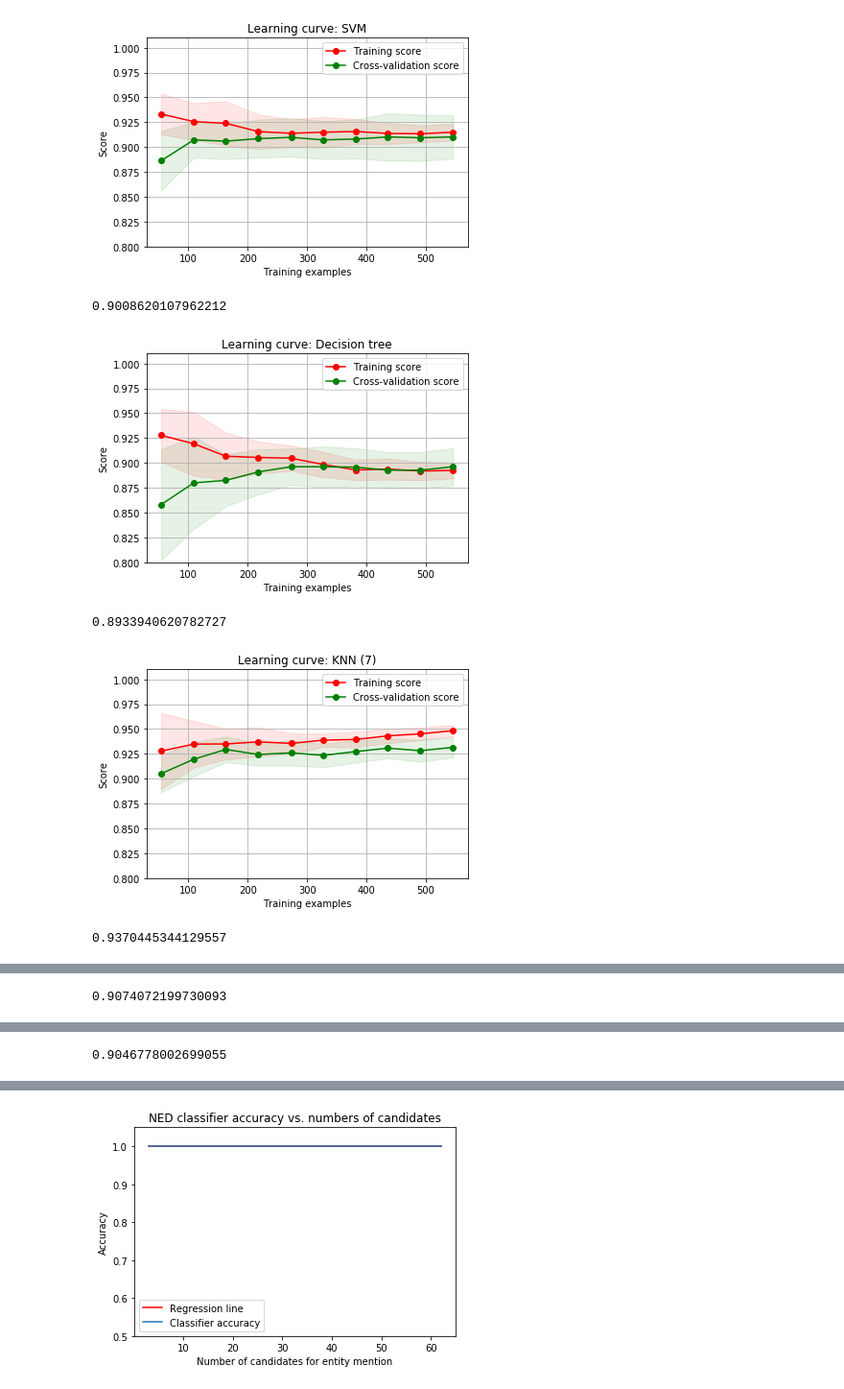
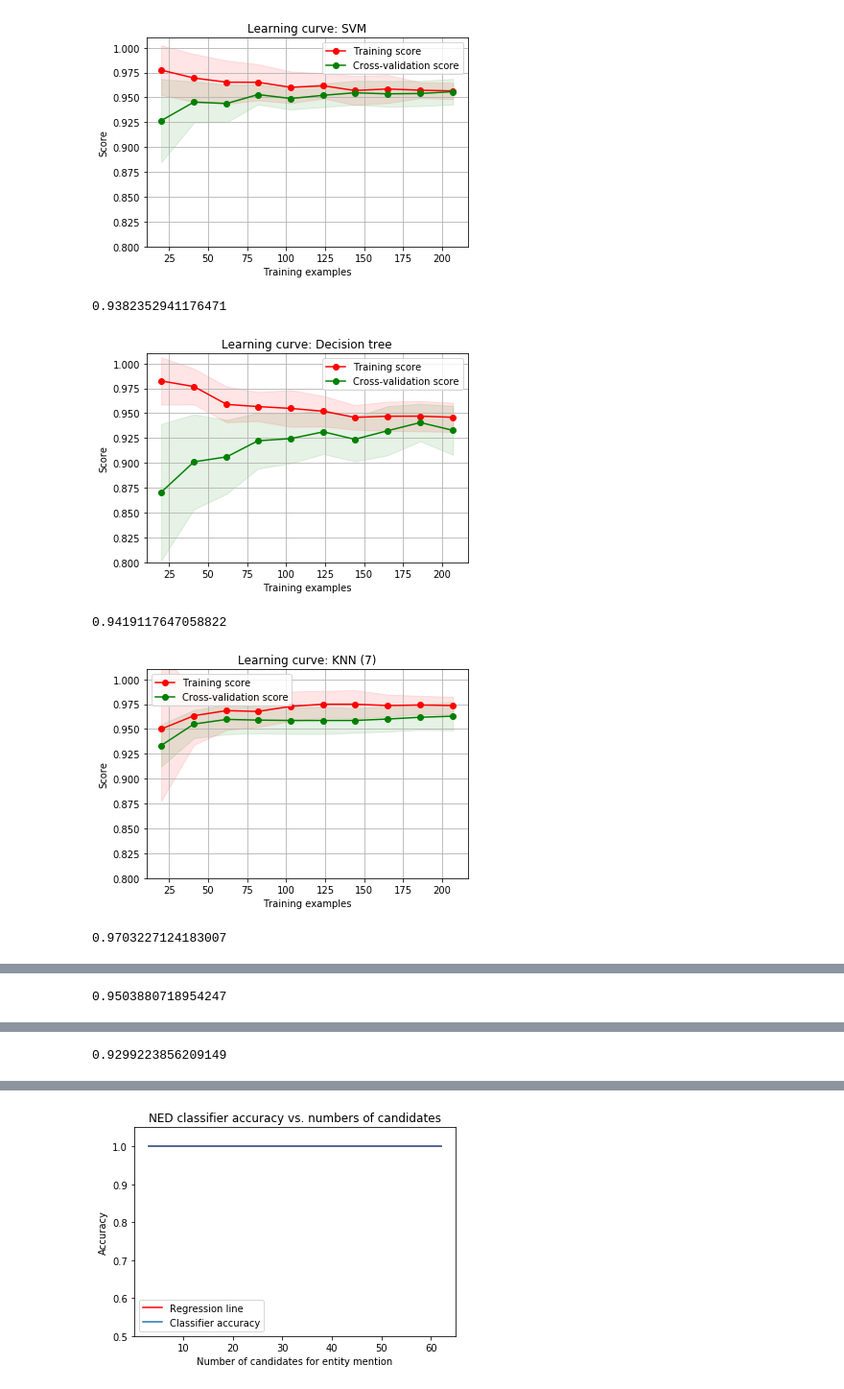
Before and after one commit to Joostrothweiler/politags, a Jupyter notebook: notebooks/experiments/NED Stress test.ipynb, the cells around one changed output, grey strips where cells are left out. Shown at 96% size. Cells and saved outputs as stored; diff of their text form; code cells hidden in the pictures.

```diff
--- a/notebooks/experiments/NED Stress test.ipynb
+++ b/notebooks/experiments/NED Stress test.ipynb
@@ -22,11 +22,12 @@ data1 = json.load(open('../../data_resources/ned/training/ned_db_training_file_2
 data2 = json.load(open('../../data_resources/ned/training/ned_db_training_file_absolute_2018_05_23_10_37_17.json'))
 
 data = []
-for obj in data1:
-    data.append(obj)
 
+data = []
 for obj in data2:
-    data.append(obj)
+    if obj[0:-1] not in data:
+        data.append(obj[0:-1])
 
-print(data[0])
-print(data[-1])
+# for obj in data1:
+#     if obj not in data:
+#         data.append(obj)
@@ -113,7 +111,7 @@ print(len(y))
 # %%
 from sklearn.model_selection import cross_val_score
 
-clf = KNeighborsClassifier(n_neighbors=3)
+clf = KNeighborsClassifier(n_neighbors=7)
 
 print('Feature  Accuracy')
 for i in range(len(X[0])):
@@ -200,34 +195,34 @@ def plot_learning_curve(clf_name, estimator, X, y, ylim=None, cv=None,
 # %%
 clfs = [
     svm.SVC(kernel='linear', probability=True),
     DecisionTreeClassifier(max_depth = 2),
     KNeighborsClassifier(n_neighbors=7),
     LinearDiscriminantAnalysis(solver="svd", store_covariance=True),
     GaussianNB()
 ]
 
 clf_names = [
     'SVM',
     'Decision tree',
     'KNN (7)',
     'LDA',
     'GaussianNB'
 ]
 
 for i in range(0,len(clfs)):
 
     clf = clfs[i]
-    cv = ShuffleSplit(n_splits=10, test_size=0.3)
-    plot_learning_curve(clf_names[i], clf, X, y, ylim=(0.8, 1.01), cv=cv, n_jobs=20)
+    cv = ShuffleSplit(n_splits=20, test_size=0.4)
+    plot_learning_curve(clf_names[i], clf, X, y, ylim=(0.8, 1.01), cv=cv, n_jobs=30)
 
     clf.fit(X,y)
 
     scores = cross_val_score(clf, X, y, cv=20)
     print(np.mean(scores))
 # %% [output]
-[figure, old version]
+[figure, new version]
-0.9008620107962212
+0.9382352941176471
-[figure, old version]
+[figure, new version]
-0.8933940620782727
+0.9419117647058822
-[figure, old version]
+[figure, new version]
-0.9370445344129557
+0.9703227124183007
@@ -235 +230 @@ for i in range(0,len(clfs)):
-0.9074072199730093
+0.9503880718954247
@@ -237,4 +232,4 @@ for i in range(0,len(clfs)):
-0.9046778002699055
+0.9299223856209149
 # %%
 BIN_SIZE = 10
 
```
Also changed, not shown: parts of 6 cells of this notebook, 1 other file.
